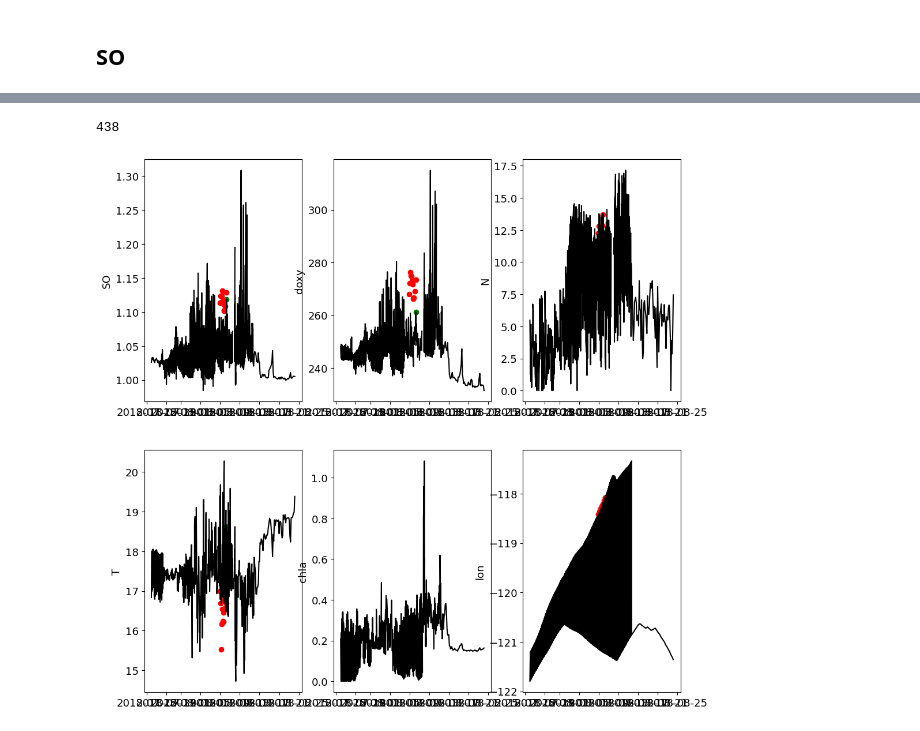
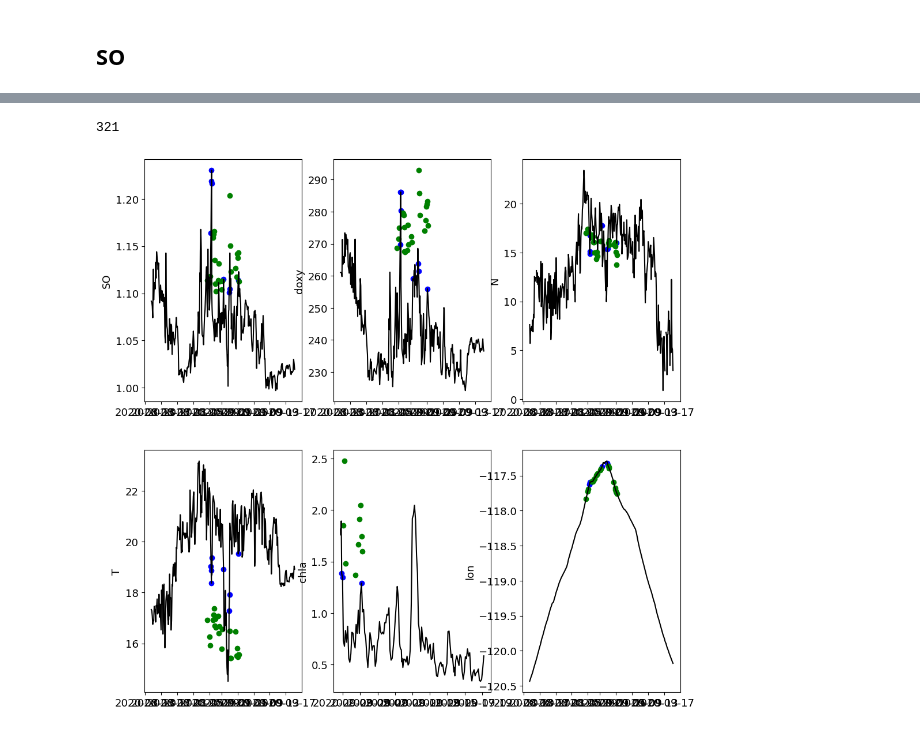
Before and after one commit to profxj/sio-sandbox, a Jupyter notebook: nb/CUGN/ClusterSO.ipynb, the cells around one changed output, grey strips where cells are left out. Saved outputs shown, nothing was run; the diff lists cells and outputs as text; code cells hidden in the pictures.

```diff
--- a/nb/CUGN/ClusterSO.ipynb
+++ b/nb/CUGN/ClusterSO.ipynb
@@ -105,6 +105,8 @@ cidx = 34 # Subsurface, high N, near shore [2022 June]
 cidx = 35 # Onshore, subsurface, high doxy, high N [2022 Aug]
 cidx = 36 # Subsurface, high N, near shore [2018 Aug]
 
+cidx = 17
+
 in_cluster = grid_extrem.cluster == cidx
 
 tmin = grid_extrem.time[in_cluster].min() - pandas.Timedelta('2W')
@@ -116,39 +118,40 @@ tmin, tmax
 ds_in_tcluster = (ds.time >= tmin) & (ds.time <= tmax)
 np.sum(ds_in_tcluster.values)
 # %% [output]
-438
+321
 # %%
 #
 fig = plt.figure(figsize=(12,12))
 plt.clf()
 
 gs = gridspec.GridSpec(2,3)
 
 for ss, metric in enumerate(['SO', 'doxy', 'N', 'T', 'chla', 'lon']):
     ax = plt.subplot(gs[ss])
 
     if metric == 'T':
         ds_metric = 'temperature'
     elif metric == 'chla':
         ds_metric = 'chlorophyll_a'
     else:
         ds_metric = metric
 
     # Plot all
     srt = np.argsort(ds.time[ds_in_tcluster].values)
+    plt_depth = 0
     if metric in ['lon']:
         ax.plot(ds.time[ds_in_tcluster][srt], ds[ds_metric][ds_in_tcluster][srt], 'k-')
     else:
-        ax.plot(ds.time[ds_in_tcluster][srt], ds[ds_metric][1,ds_in_tcluster][srt], 'k-')
+        ax.plot(ds.time[ds_in_tcluster][srt], ds[ds_metric][plt_depth,ds_in_tcluster][srt], 'k-')
 
     for depth, clr in zip(np.arange(3), ['b', 'g', 'r']):
         at_d = grid_extrem.depth[in_cluster] == depth
         ax.scatter(grid_extrem.time[in_cluster][at_d], grid_extrem[metric][in_cluster][at_d], color=clr)
 
     ax.set_ylabel(metric)
 
     plot_utils.set_fontsize(ax, 13.)
 
 plt.show()
 # %% [output]
-[figure, old version]
+[figure, new version]
```
Also changed, not shown: parts of 1 cell of this notebook, 2 other files.
